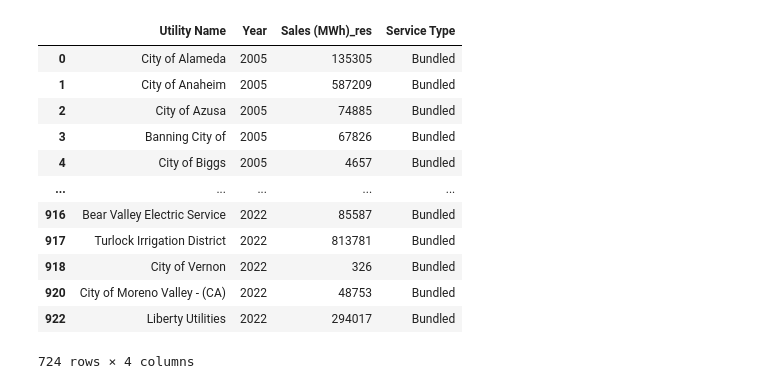
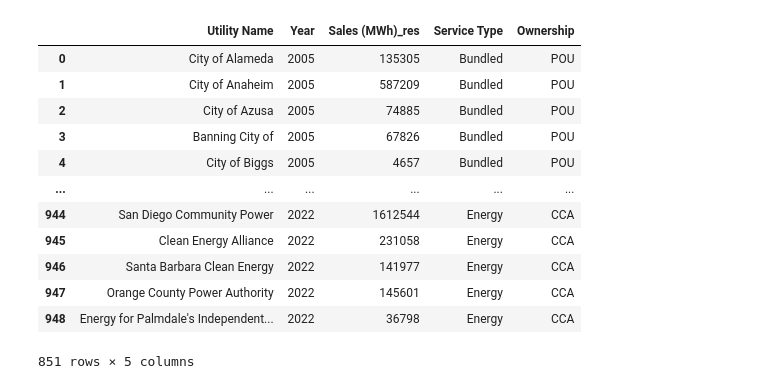
Before and after one commit to rayansud/CA_electricity_primer, a Jupyter notebook: Fig5_T&DExpenses/Untitled.ipynb, the cells around one changed output. Cells and saved outputs as stored; diff of their text form; code cells hidden in the pictures.

```diff
--- a/Fig5_T&DExpenses/Untitled.ipynb
+++ b/Fig5_T&DExpenses/Untitled.ipynb
@@ -26,30 +26,30 @@ data
 # %%
-eia_sales = pd.read_csv('../datafiles/Merged EIA data - all CA utilities.csv')[['Utility Name','Year','Sales (MWh)_res','Service Type']]
+eia_sales = pd.read_csv('../datafiles/Merged EIA data - all CA utilities.csv')[['Utility Name','Year','Sales (MWh)_res','Service Type','Ownership']]
 
 #eia_sales['Utility Name'] = eia_sales['Utility Name'].str.replace("")
-eia_sales = eia_sales[eia_sales['Service Type']=='Bundled']
+eia_sales = eia_sales[(eia_sales['Service Type']=='Bundled')|((eia_sales['Service Type']=='Energy')&(eia_sales['Ownership']=='CCA'))]
 
 eia_sales.loc[eia_sales['Utility Name'].str.contains('pacific gas',case=False), 'Utility Name'] = 'PG&E'
 eia_sales.loc[eia_sales['Utility Name'].str.contains('sacramento',case=False), 'Utility Name'] = 'SMUD'
 eia_sales.loc[eia_sales['Utility Name'].str.contains('southern california edison',case=False), 'Utility Name'] = 'SCE'
-eia_sales.loc[eia_sales['Utility Name'].str.contains('san diego',case=False), 'Utility Name'] = 'SDG&E'
+eia_sales.loc[eia_sales['Utility Name'].str.contains('san diego gas',case=False), 'Utility Name'] = 'SDG&E'
 eia_sales.loc[eia_sales['Utility Name'].str.contains('los angeles',case=False), 'Utility Name'] = 'LADWP'
 eia_sales.loc[eia_sales['Utility Name'].str.contains('marin',case=False), 'Utility Name'] = 'MCE'
 eia_sales.loc[eia_sales['Utility Name'].str.contains('clean power alliance',case=False), 'Utility Name'] = 'CPA-SC'
 display(eia_sales)
 # %% [output]
-|  | Utility Name | Year | Sales (MWh)_res | Service Type |
-| 0 | City of Alameda | 2005 | 135305 | Bundled |
-| 1 | City of Anaheim | 2005 | 587209 | Bundled |
-| 2 | City of Azusa | 2005 | 74885 | Bundled |
-| 3 | Banning City of | 2005 | 67826 | Bundled |
-| 4 | City of Biggs | 2005 | 4657 | Bundled |
-| ... | ... | ... | ... | ... |
-| 916 | Bear Valley Electric Service | 2022 | 85587 | Bundled |
-| 917 | Turlock Irrigation District | 2022 | 813781 | Bundled |
-| 918 | City of Vernon | 2022 | 326 | Bundled |
-| 920 | City of Moreno Valley - (CA) | 2022 | 48753 | Bundled |
-| 922 | Liberty Utilities | 2022 | 294017 | Bundled |
+|  | Utility Name | Year | Sales (MWh)_res | Service Type | Ownership |
+| 0 | City of Alameda | 2005 | 135305 | Bundled | POU |
+| 1 | City of Anaheim | 2005 | 587209 | Bundled | POU |
+| 2 | City of Azusa | 2005 | 74885 | Bundled | POU |
+| 3 | Banning City of | 2005 | 67826 | Bundled | POU |
+| 4 | City of Biggs | 2005 | 4657 | Bundled | POU |
+| ... | ... | ... | ... | ... | ... |
+| 944 | San Diego Community Power | 2022 | 1612544 | Energy | CCA |
+| 945 | Clean Energy Alliance | 2022 | 231058 | Energy | CCA |
+| 946 | Santa Barbara Clean Energy | 2022 | 141977 | Energy | CCA |
+| 947 | Orange County Power Authority | 2022 | 145601 | Energy | CCA |
+| 948 | Energy for Palmdale's Independent... | 2022 | 36798 | Energy | CCA |
-724 rows × 4 columns
+851 rows × 5 columns
 # %%
 merged = pd.merge(eia_sales,data,left_on=['Utility Name','Year'],right_on=['LSE','Year'],how='right')
```
Also changed, not shown: parts of 6 cells of this notebook, 6 other files.
